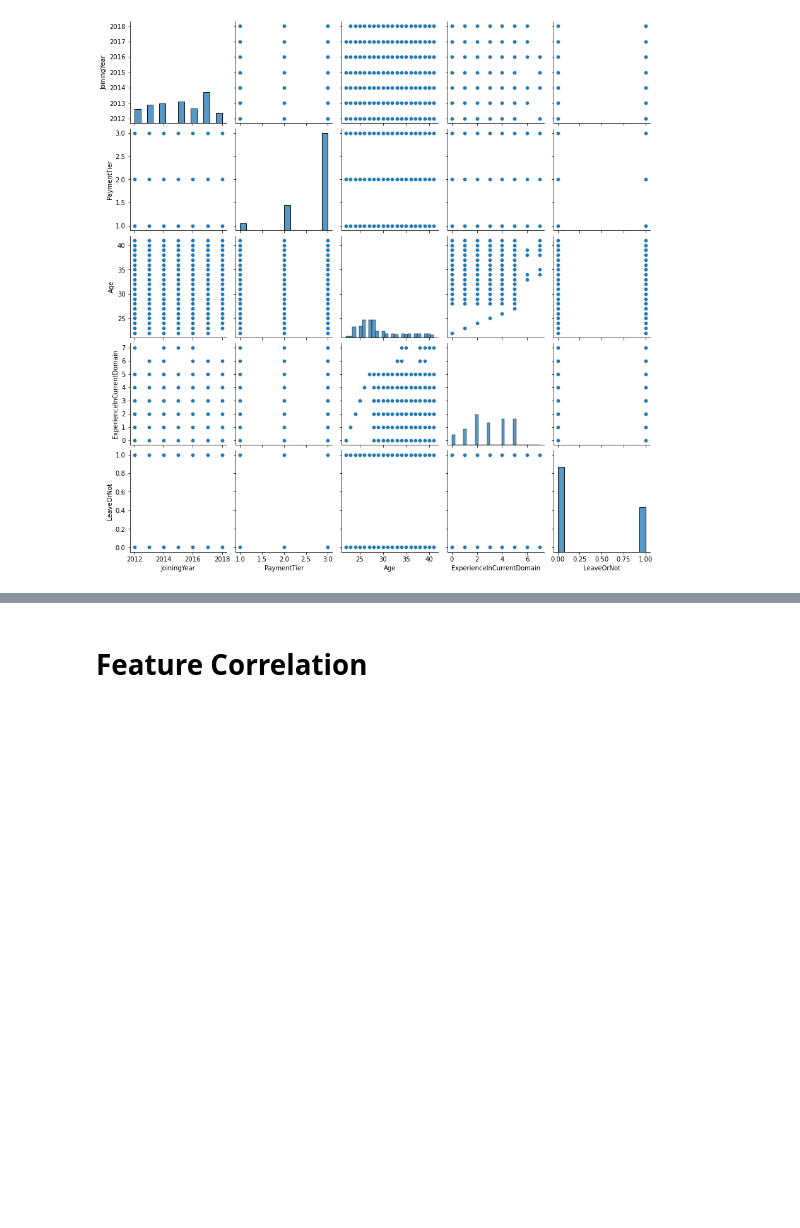
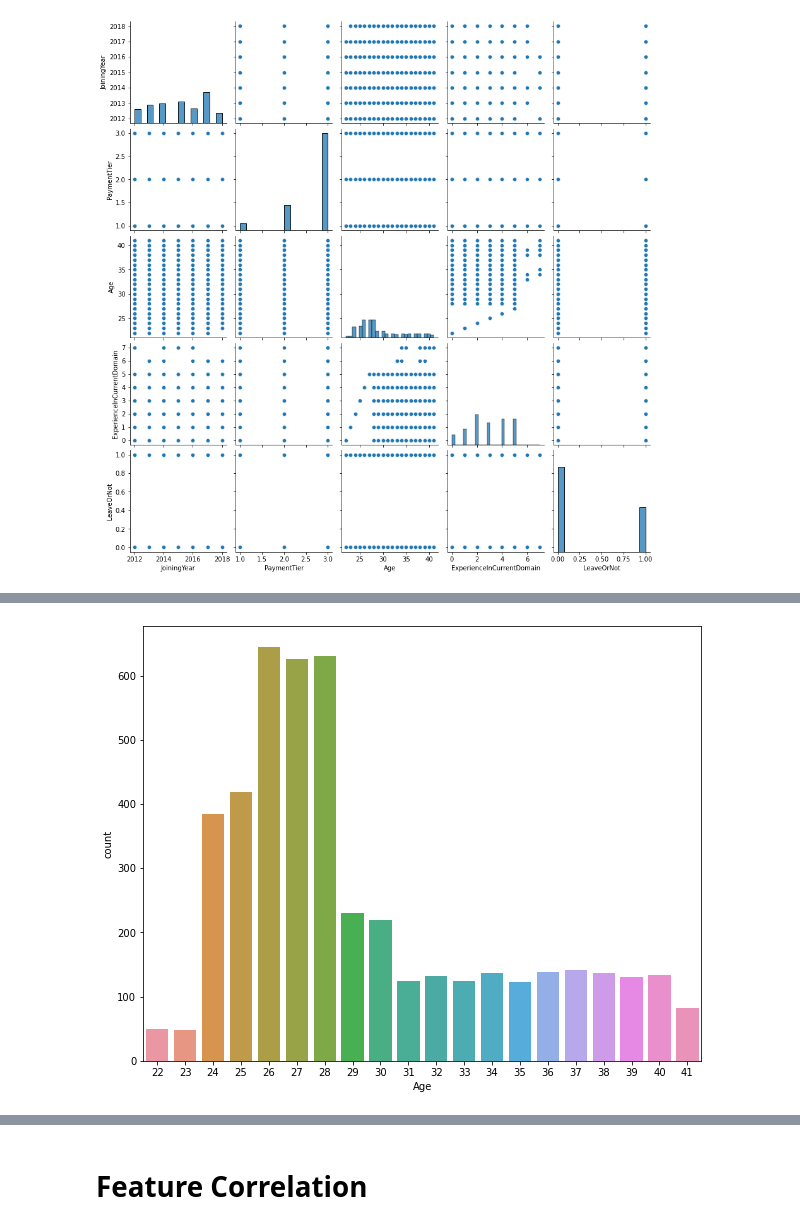
Before and after one commit to BouchetaYoucef/Projet_Employees, a Jupyter notebook: Projet_Employees_EDA.ipynb, the cells around one changed output, grey strips where cells are left out. Saved outputs shown, nothing was run; the diff lists cells and outputs as text; code cells hidden in the pictures; blank space fills up the shorter version.

```diff
--- a/Projet_Employees_EDA.ipynb
+++ b/Projet_Employees_EDA.ipynb
@@ -101,0 +207,7 @@ sns.pairplot(df)
+# %%
+# countplot
+plt.figure(figsize=(10,8))
+sns.countplot(df['Age'], label='Count')
+plt.show()
+# %% [output]
+[figure, added]
```
Also changed, not shown: parts of 36 cells of this notebook, 7 other files.
